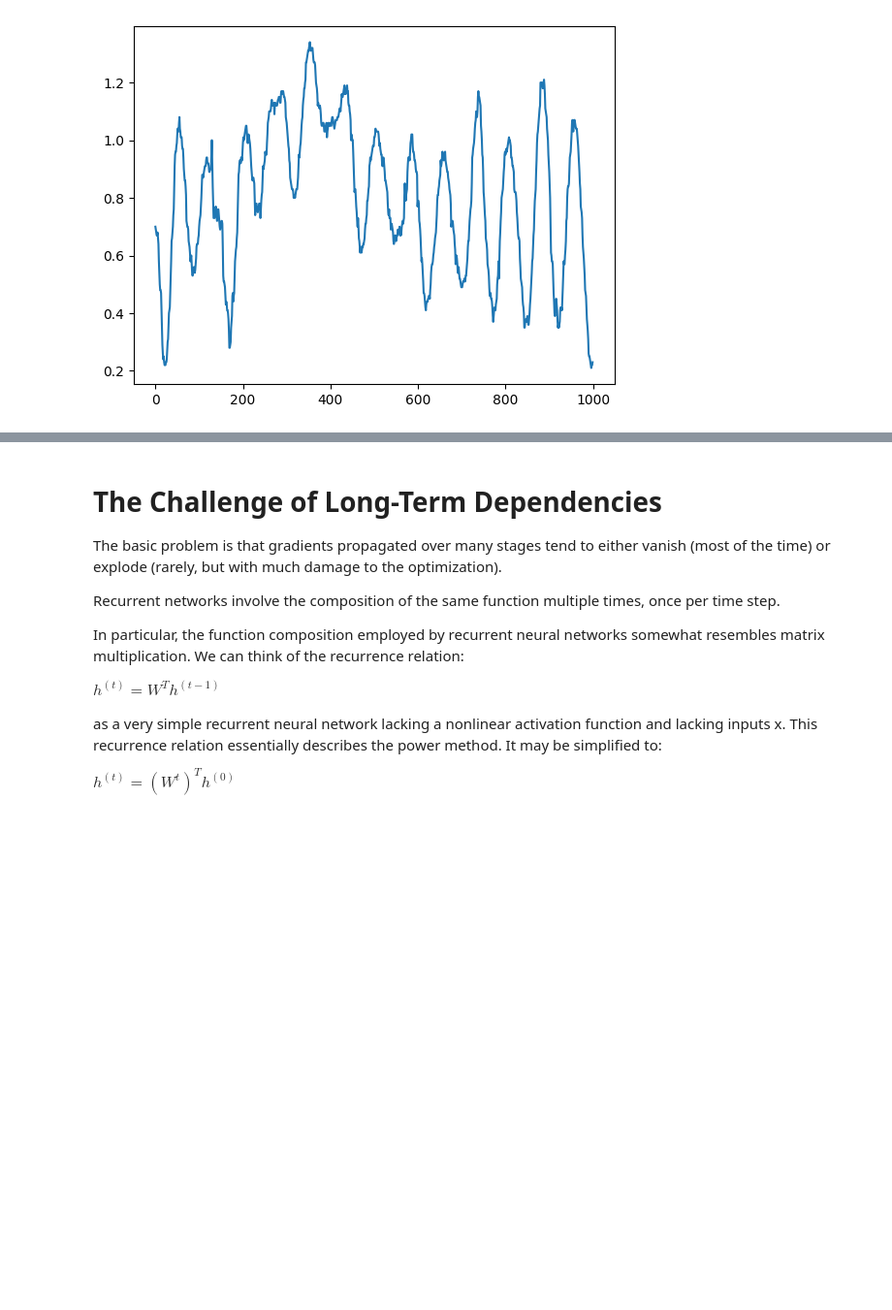
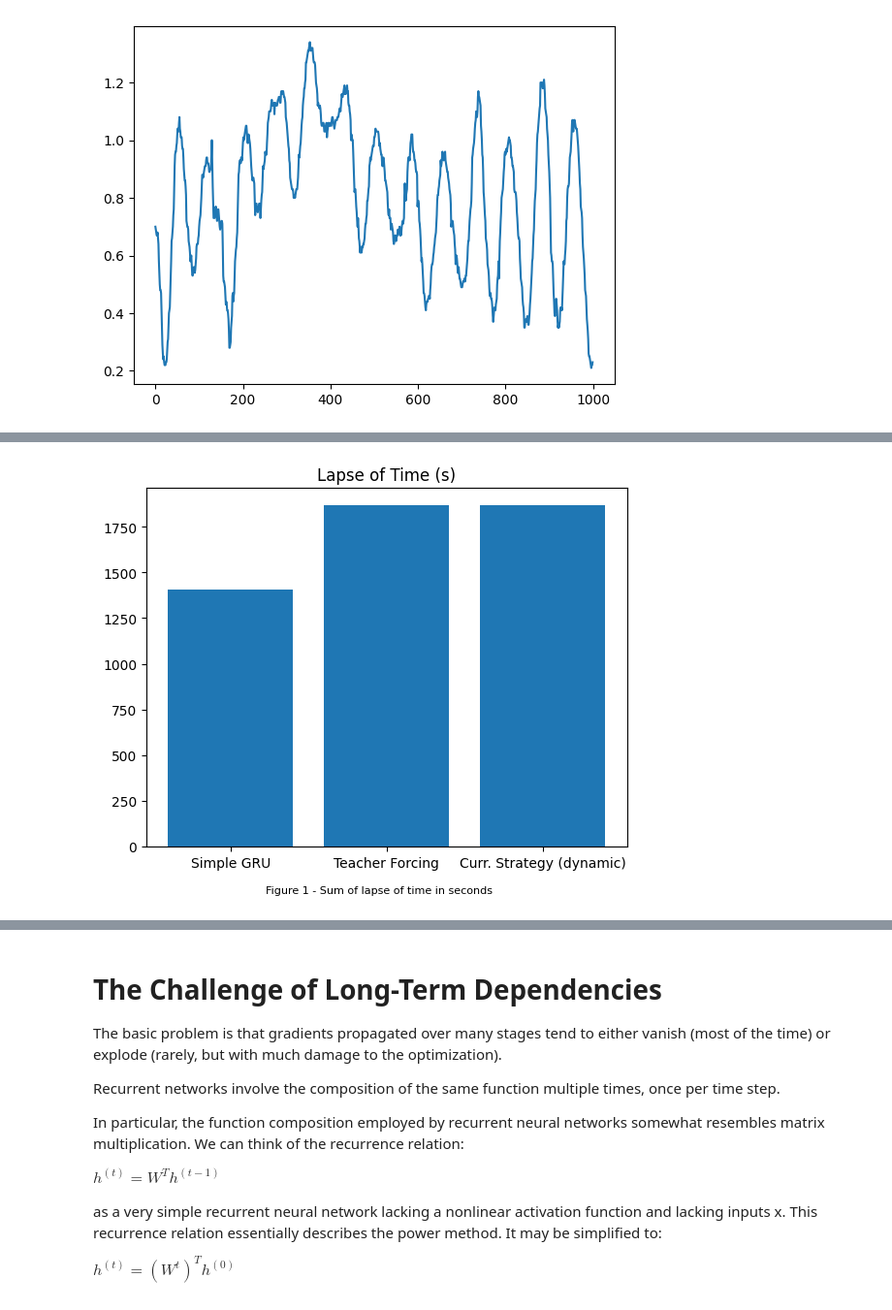
Before and after one commit to cazevedo1977/academico, a Jupyter notebook: doutorado/disciplinas/PCS5024 - Aprendizado Estatistico/homework2/deep_learning_3_rnns_final_version_AzevedoCaio.ipynb, the cells around one changed output, grey strips where cells are left out. Shown at 97% size. Saved outputs shown, nothing was run; the diff lists cells and outputs as text; code cells hidden in the pictures; blank space fills up the shorter version.

```diff
--- a/doutorado/disciplinas/PCS5024 - Aprendizado Estatistico/homework2/deep_learning_3_rnns_final_version_AzevedoCaio.ipynb
+++ b/doutorado/disciplinas/PCS5024 - Aprendizado Estatistico/homework2/deep_learning_3_rnns_final_version_AzevedoCaio.ipynb
@@ -301,15 +769,11 @@ lapseofTimeBonus, ListofLossBonus = run_experiment(TeacherForcingModelBonus(inpu
 # %%
 import matplotlib.pyplot as plt
-x_axis = [i for i in range(num_epochs)]
-y_curriculum = ListofLoss
-y_curriculum2 = ListofLossTF
-y_curriculum3 = ListofLossBonus
-plt.plot(x_axis, y_curriculum, label = "Simple GRU")
-plt.plot(x_axis, y_curriculum2, label = "Teacher Forcing")
-plt.plot(x_axis, y_curriculum3, label = "Curriculum Strategy (dynamic)")
-plt.title('Sum of Loss by RNN Strategy')
-plt.xlabel('Epochs')
-plt.ylabel('Loss')
-plt.legend()
+x = np.array(["Simple GRU", "Teacher Forcing", "Curr. Strategy (dynamic)"])
+y = np.array([lapseofTime.total_seconds(),lapseofTimeTF.total_seconds(), lapseofTimeBonus.total_seconds()])
+plt.title('Lapse of Time (s)')
+plt.figtext(0.5, 0.01, "Figure 1 - Sum of lapse of time in seconds", ha="center", fontsize=8)
+plt.bar(x,y)
 plt.show()
+# %% [output]
+[figure, added]
 # %%
```
Also changed, not shown: parts of 7 cells of this notebook.
